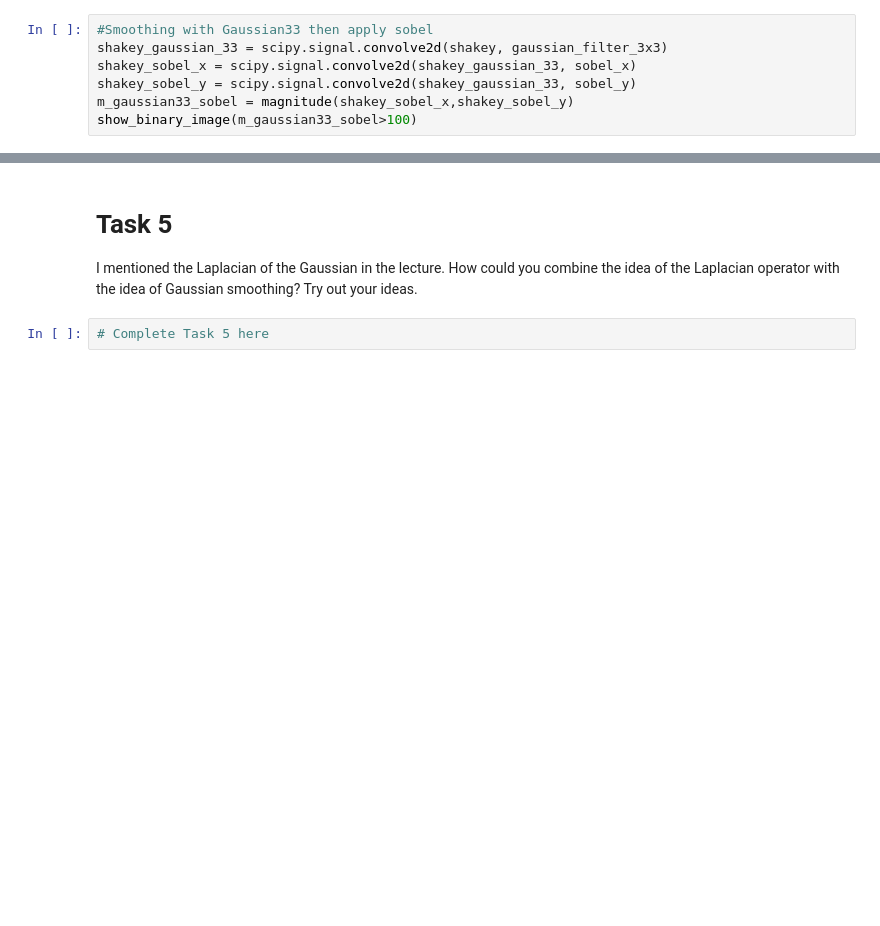
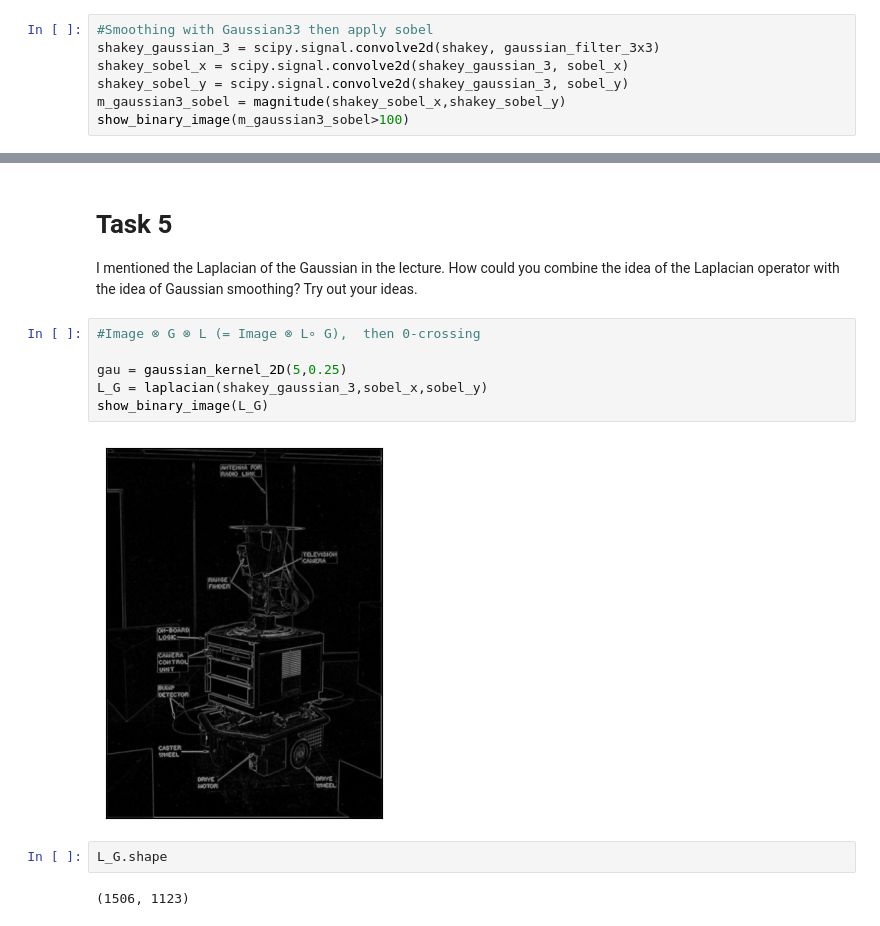
Before and after one commit to variable-21/ComputerVisionLabs, a Jupyter notebook: lab2.ipynb, the cells around one changed output, grey strips where cells are left out. Drawn from its saved outputs; the diff is of its cells as text; blank space fills up the shorter version.

```diff
--- a/lab2.ipynb
+++ b/lab2.ipynb
@@ -67,11 +67,11 @@ show_binary_image(m_sobel>100)
 [figure]
 # %%
 #Smoothing with Gaussian33 then apply sobel
-shakey_gaussian_33 = scipy.signal.convolve2d(shakey, gaussian_filter_3x3)
-shakey_sobel_x = scipy.signal.convolve2d(shakey_gaussian_33, sobel_x)
-shakey_sobel_y = scipy.signal.convolve2d(shakey_gaussian_33, sobel_y)
-m_gaussian33_sobel = magnitude(shakey_sobel_x,shakey_sobel_y)
-show_binary_image(m_gaussian33_sobel>100)
+shakey_gaussian_3 = scipy.signal.convolve2d(shakey, gaussian_filter_3x3)
+shakey_sobel_x = scipy.signal.convolve2d(shakey_gaussian_3, sobel_x)
+shakey_sobel_y = scipy.signal.convolve2d(shakey_gaussian_3, sobel_y)
+m_gaussian3_sobel = magnitude(shakey_sobel_x,shakey_sobel_y)
+show_binary_image(m_gaussian3_sobel>100)
 # %% [output]
 [figure]
 # %%
@@ -156,5 +211,15 @@ The resulting image is very noisy. This because Laplacian filter is the sum of t
 
 I mentioned the Laplacian of the Gaussian in the lecture. How could you combine the idea of
 the Laplacian operator with the idea of Gaussian smoothing? Try out your ideas.
-# %%
-# Complete Task 5 here
+# %%
+#Image ⊗ G ⊗ L (= Image ⊗ L∘ G),  then 0-crossing
+
+gau = gaussian_kernel_2D(5,0.25)
+L_G = laplacian(shakey_gaussian_3,sobel_x,sobel_y)
+show_binary_image(L_G)
+# %% [output]
+[figure, added]
+# %%
+L_G.shape
+# %% [output]
+(1506, 1123)
```
Also changed, not shown: parts of 13 cells of this notebook.
